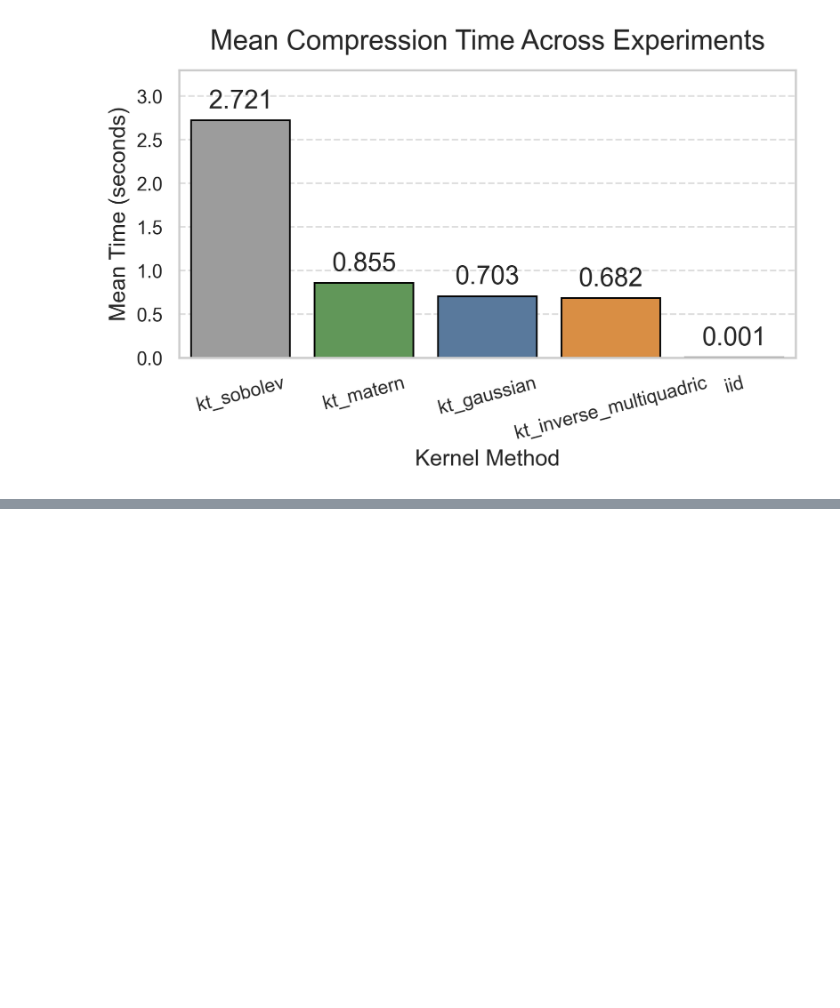
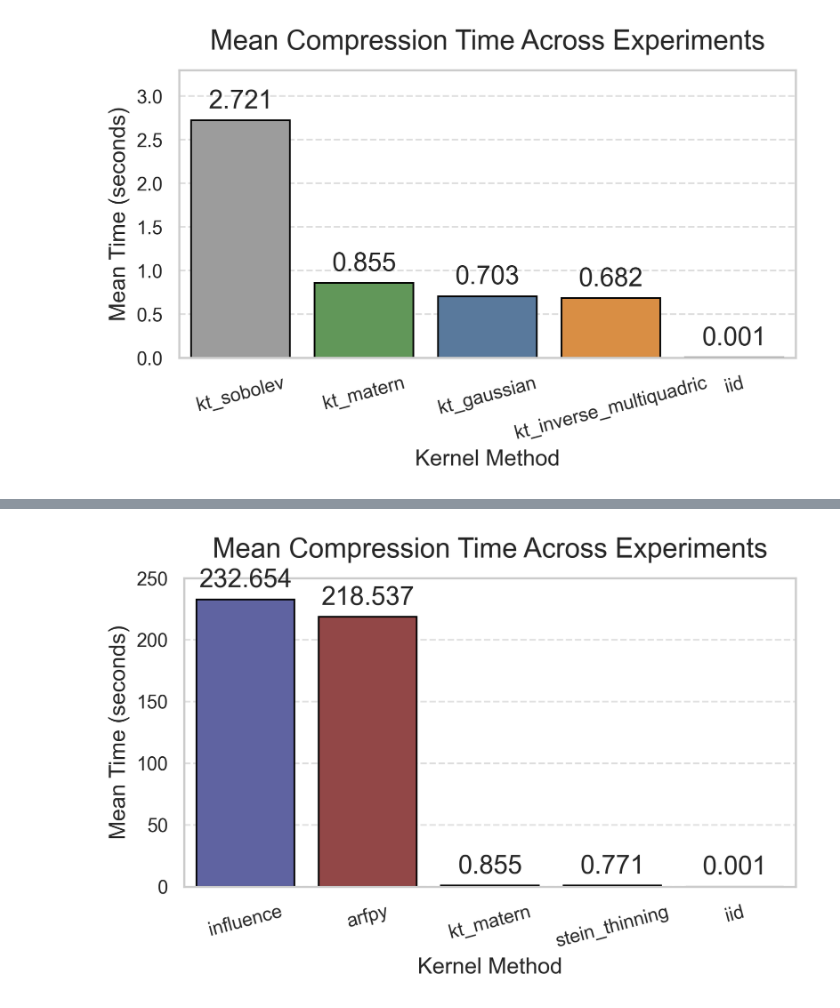
Before and after one commit to kateqwerty001/bsc-compress-then-explain, a Jupyter notebook: visualizations/Image6-11,13-19.ipynb, the cells around one changed output, grey strips where cells are left out. Cells and saved outputs as stored; diff of their text form; code cells hidden in the pictures; blank space fills up the shorter version.

Commit message:
compression time baselines comparison added

```diff
--- a/visualizations/Image6-11,13-19.ipynb
+++ b/visualizations/Image6-11,13-19.ipynb
@@ -2765,0 +2768,97 @@ Passing `palette` without assigning `hue` is deprecated and will be removed in v
+# %%
+import pandas as pd
+import matplotlib.pyplot as plt
+import seaborn as sns
+
+# --- Data ---
+results_aggregated = pd.read_csv("../package_metadata/results_aggregation.csv")
+
+all_methods = [
+    'kt_matern',
+    'arfpy',
+    'stein_thinning',
+    'influence',
+    'iid'
+]
+
+results_aggregated = results_aggregated[
+    results_aggregated['method_total'].isin(all_methods)
+]
+
+results_aggregated = results_aggregated[
+    (results_aggregated['model_name'] == 'nn') &
+    (results_aggregated['explainer_total'].isin(
+        ['expected_gradients', 'sage_permutation']
+    ))
+]
+
+plot_data = (
+    results_aggregated
+    .groupby('method_total', as_index=False)['compression_time_mean']
+    .mean()
+    .sort_values(by='compression_time_mean', ascending=False)
+)
+
+# --- Style ---
+sns.set_theme(
+    style="whitegrid",
+    font_scale=1.2
+)
+
+method_colors = {
+    "kt_matern": "#59A14F",
+    "arfpy": "#9E3B3B",
+    "stein_thinning":"#9CAB84",
+    "influence":"#5459AC",
+    "iid": "#1F51FF",
+}
+
+# --- Plot ---
+fig, ax = plt.subplots(figsize=(6, 4), dpi=300)
+
+sns.barplot(
+    data=plot_data,
+    x="method_total",
+    y="compression_time_mean",
+    palette=method_colors,
+    edgecolor="black",
+    linewidth=1,
+    ax=ax
+)
+
+# --- Labels ---
+ax.set_title(
+    "Mean Compression Time Across Experiments",
+    fontsize=16,
+    pad=12
+)
+ax.set_xlabel("Kernel Method", fontsize=13)
+ax.set_ylabel("Mean Time (seconds)", fontsize=13)
+
+ax.tick_params(axis="x", rotation=15)
+ax.tick_params(axis="both", labelsize=11)
+
+# --- Grid ---
+ax.grid(axis="y", linestyle="--", alpha=0.6)
+ax.grid(axis="x", visible=False)
+
+ax.set_ylim(0, 250)
+
+# --- Annotations ---
+for container in ax.containers:
+    ax.bar_label(
+        container,
+        fmt="%.3f",
+        padding=4,
+        fontsize=15
+    )
+
+# --- Layout & Save ---
+plt.tight_layout()
+plt.savefig(
+    "Image21/compression_time_baselines_compared.pdf",
+    format="pdf",
+    dpi=300,
+    bbox_inches="tight"
+)
+# %% [output]
@@ -2765,0 +2868 @@ Passing `palette` without assigning `hue` is deprecated and will be removed in v
+[figure, added]
```
Also changed, not shown: parts of 3 cells of this notebook, 2 other files.
